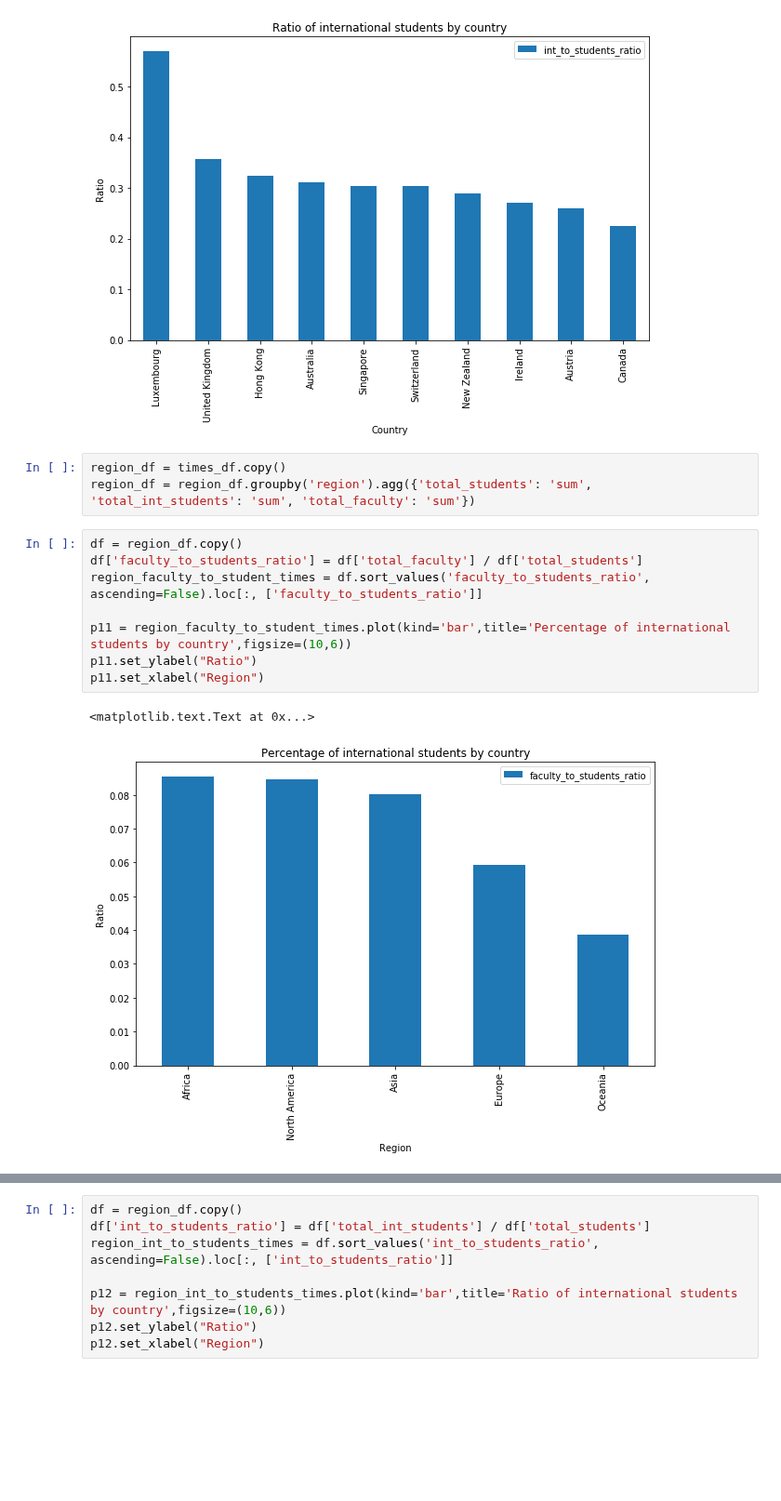
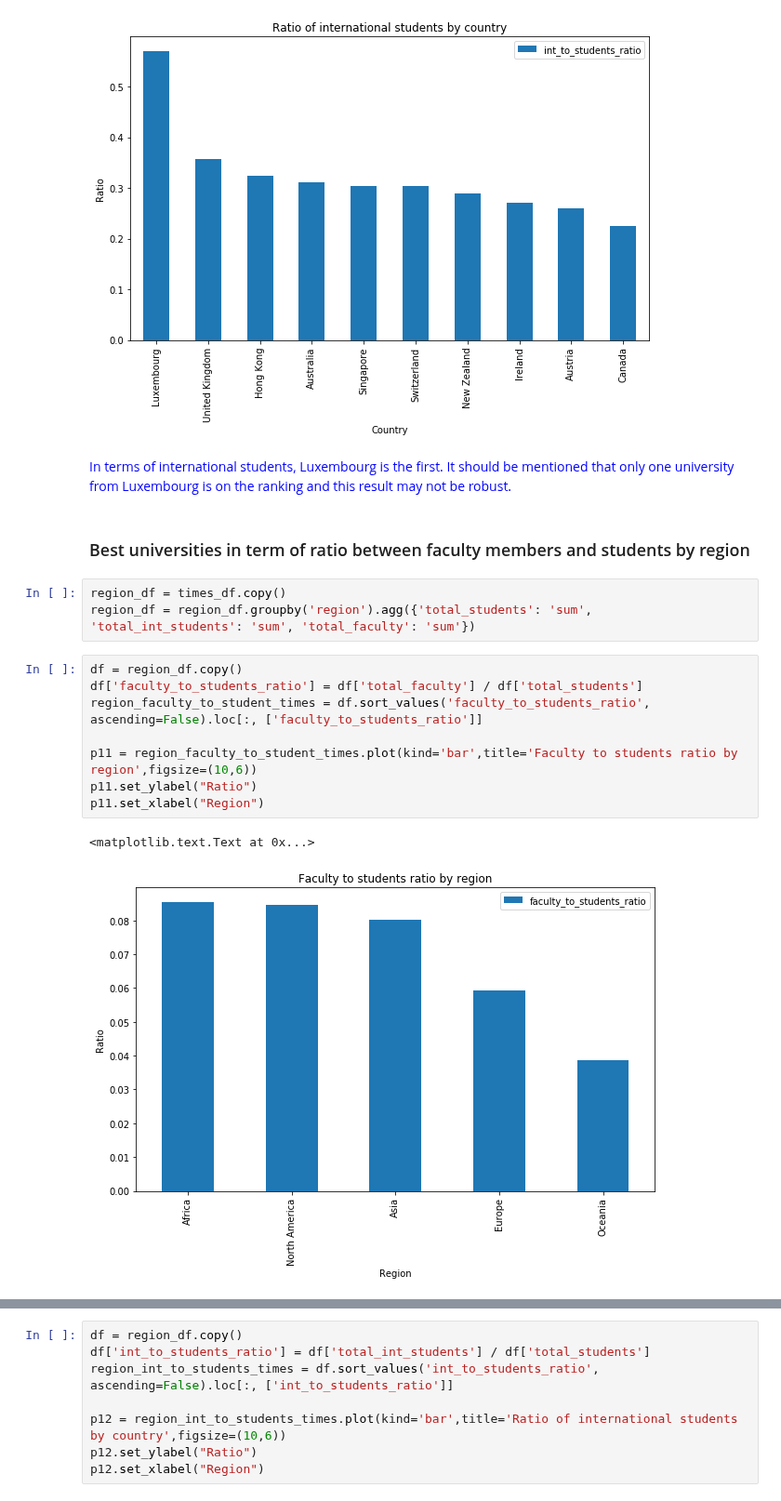
Before and after one commit to mosimann/ADA, a Jupyter notebook: Homework 2.ipynb, the cells around one changed output, grey strips where cells are left out. Shown at 93% size. Drawn from its saved outputs; the diff is of its cells as text; blank space fills up the shorter version.

```diff
--- a/Homework 2.ipynb
+++ b/Homework 2.ipynb
@@ -340,17 +371,21 @@ p10.set_xlabel("Country")
 # %% [output]
 <matplotlib.text.Text at 0x...>
 [figure]
+# %% [markdown]
+<span style="color:blue">In terms of international students, Luxembourg is the first. It should be mentioned that only one university from Luxembourg is on the ranking and this result may not be robust. </span>
+# %% [markdown]
+### Best universities in term of ratio between faculty members and students by region
 # %%
 region_df = times_df.copy()
 region_df = region_df.groupby('region').agg({'total_students': 'sum', 'total_int_students': 'sum', 'total_faculty': 'sum'})
 # %%
 df = region_df.copy()
 df['faculty_to_students_ratio'] = df['total_faculty'] / df['total_students']
 region_faculty_to_student_times = df.sort_values('faculty_to_students_ratio', ascending=False).loc[:, ['faculty_to_students_ratio']]
 
-p11 = region_faculty_to_student_times.plot(kind='bar',title='Percentage of international students by country',figsize=(10,6))
+p11 = region_faculty_to_student_times.plot(kind='bar',title='Faculty to students ratio by region',figsize=(10,6))
 p11.set_ylabel("Ratio")
 p11.set_xlabel("Region")
 # %% [output]
 <matplotlib.text.Text at 0x...>
-[figure, old version]
+[figure, new version]
```
Also changed, not shown: parts of 28 cells of this notebook.
